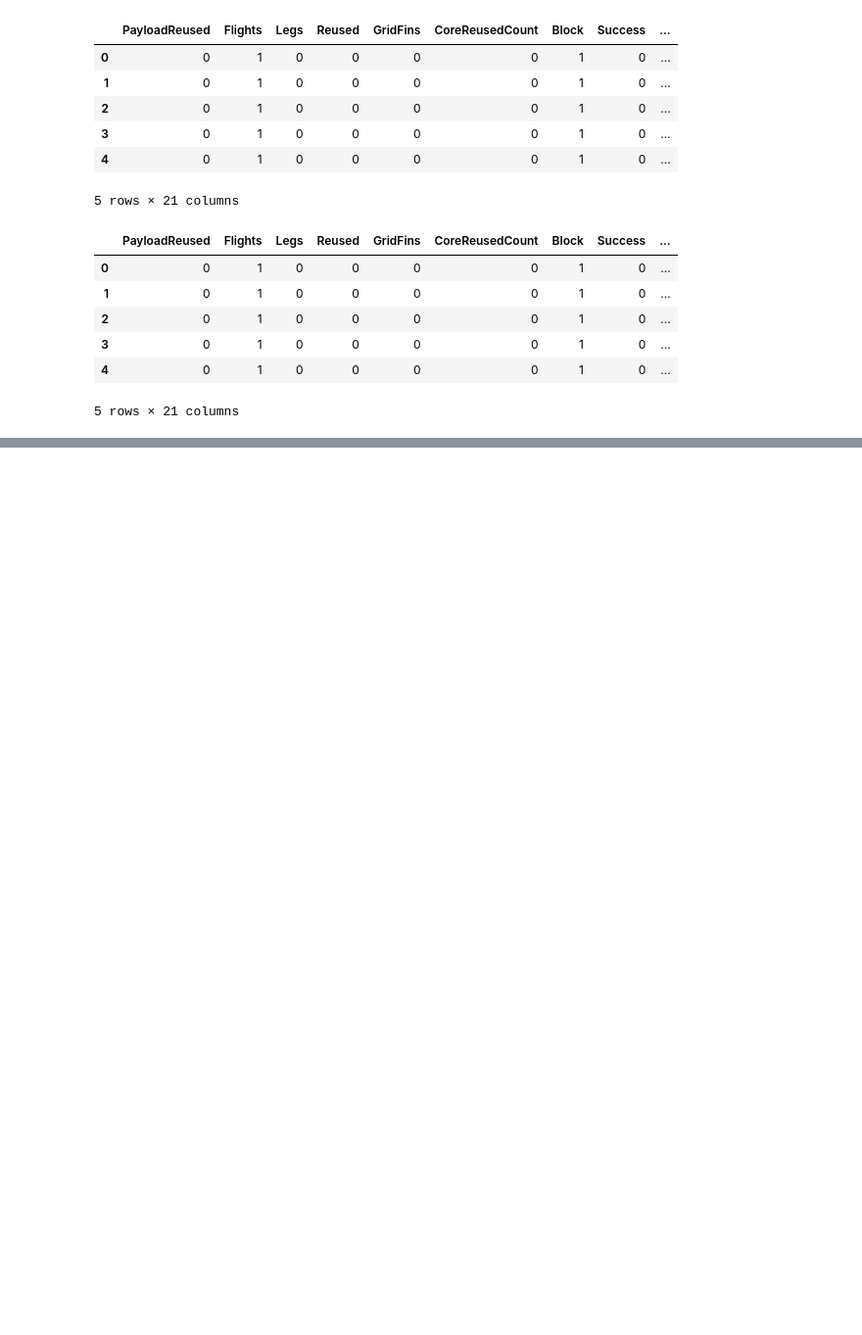
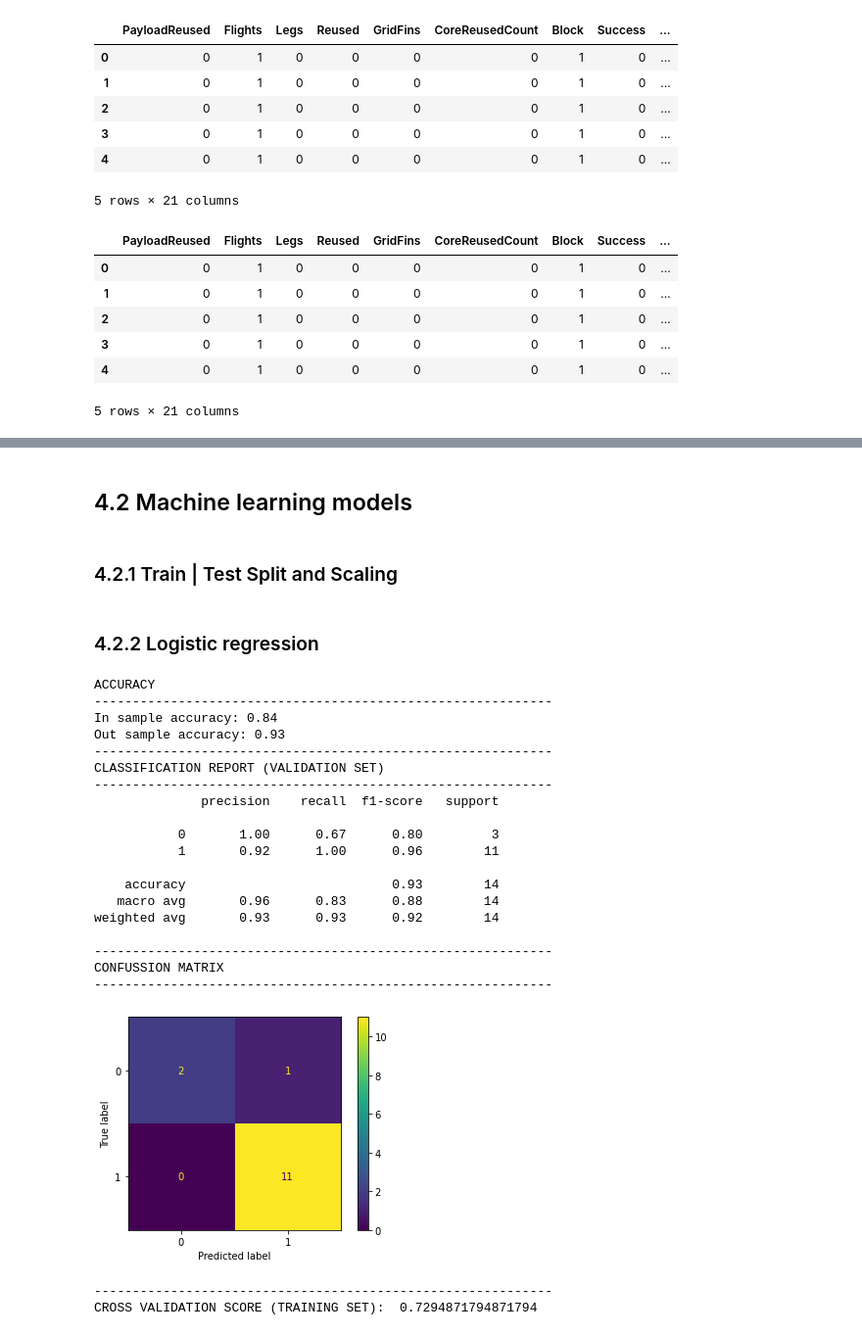
Before and after one commit to Alarchemn/falcon9_ml_analysis, a Jupyter notebook: codes/space_x_full_project.ipynb, the cells around one changed output, grey strips where cells are left out. Shown: that part at 98% size. Drawn from its saved outputs; the diff is of its cells as text; code cells hidden in the pictures; blank space fills up the shorter version.

Commit message:
Add train test split and evaluation function

```diff
--- a/codes/space_x_full_project.ipynb
+++ b/codes/space_x_full_project.ipynb
@@ -1067,0 +1094,4 @@ falcon9_data_con.head()
+# %% [markdown]
+## 4.2 Machine learning models
+# %% [markdown]
+### 4.2.1 Train | Test Split and Scaling
@@ -1067,0 +1131,62 @@ falcon9_data_con.head()
+# %% [markdown]
+### 4.2.2 Logistic regression
+# %%
+from sklearn.metrics import classification_report, ConfusionMatrixDisplay
+from sklearn.model_selection import cross_val_score
+
+def evaluate_model(model,X_train,y_train,X_test,y_test,cv=5):
+    # Fit the model to the training data
+    model.fit(X_train,y_train)
+
+    # Make predictions on the test data
+    preds = model.predict(X_test)
+
+    # Print accuracy scores
+    print('ACCURACY')
+    print('-'*60)
+    print('In sample accuracy:',round(model.score(X_train,y_train),ndigits=2))
+    print('Out sample accuracy:',round(model.score(X_test,y_test),ndigits=2))
+
+    # Print classification report for the validation set
+    print('-'*60)
+    print('CLASSIFICATION REPORT (VALIDATION SET)')
+    print('-'*60)
+    print(classification_report(y_test, preds))
+
+    # Display confusion matrix
+    print('-'*60)
+    print('CONFUSSION MATRIX')
+    print('-'*60)
+    ConfusionMatrixDisplay.from_predictions(y_test,preds)
+    plt.show()
+
+    # Perform cross-validation and print the mean score
+    print('-'*60)
+    score_cv = cross_val_score(estimator=model,X=X_train,y=y_train,cv=cv).mean()
+    print('CROSS VALIDATION SCORE (TRAINING SET): ',score_cv)
+# %%
+LR_model = LogisticRegression()
+evaluate_model(LR_model,std_X_train_con,y_train_con,std_X_val_con,y_val_con)
+# %% [output]
+ACCURACY
+------------------------------------------------------------
+In sample accuracy: 0.84
+Out sample accuracy: 0.93
+------------------------------------------------------------
+CLASSIFICATION REPORT (VALIDATION SET)
+------------------------------------------------------------
+              precision    recall  f1-score   support
+
+           0       1.00      0.67      0.80         3
+           1       0.92      1.00      0.96        11
+
+    accuracy                           0.93        14
+   macro avg       0.96      0.83      0.88        14
+weighted avg       0.93      0.93      0.92        14
+
+------------------------------------------------------------
+CONFUSSION MATRIX
+------------------------------------------------------------
+[figure, added]
+------------------------------------------------------------
+CROSS VALIDATION SCORE (TRAINING SET):  0.7294871794871794
```
Also changed, not shown: parts of 11 cells of this notebook, 2 other files.
